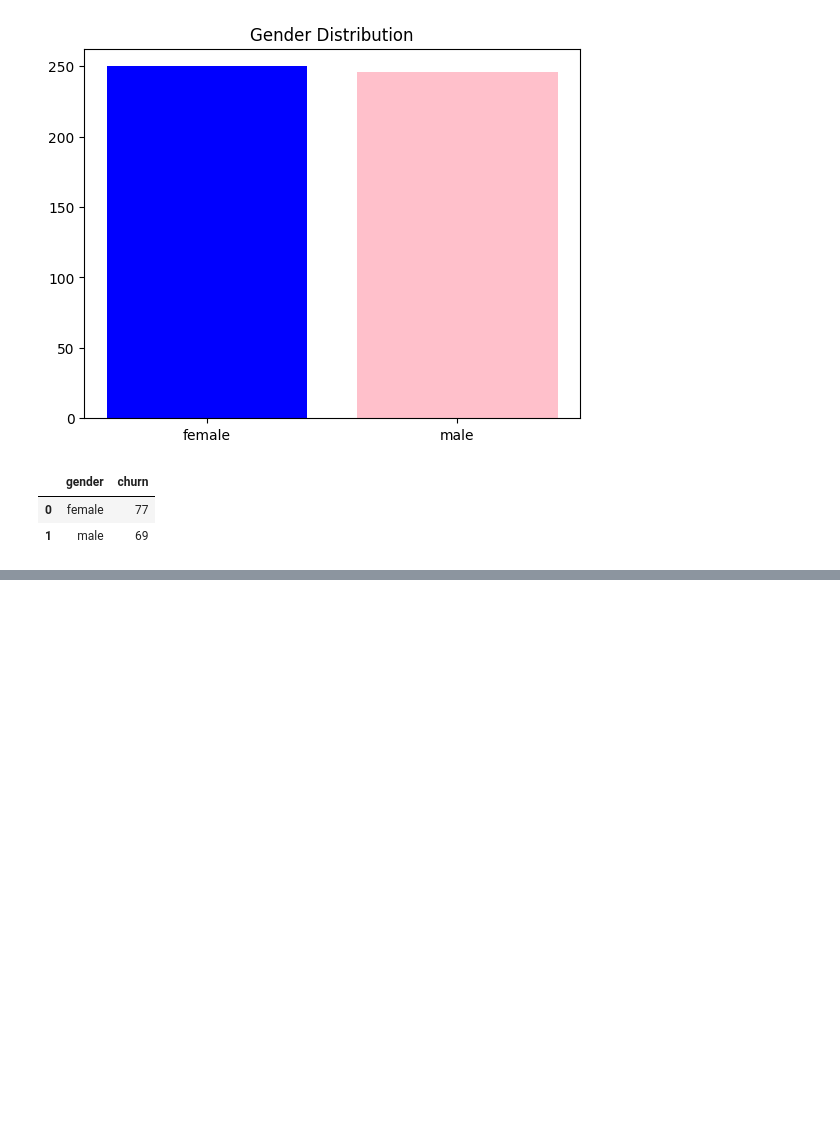
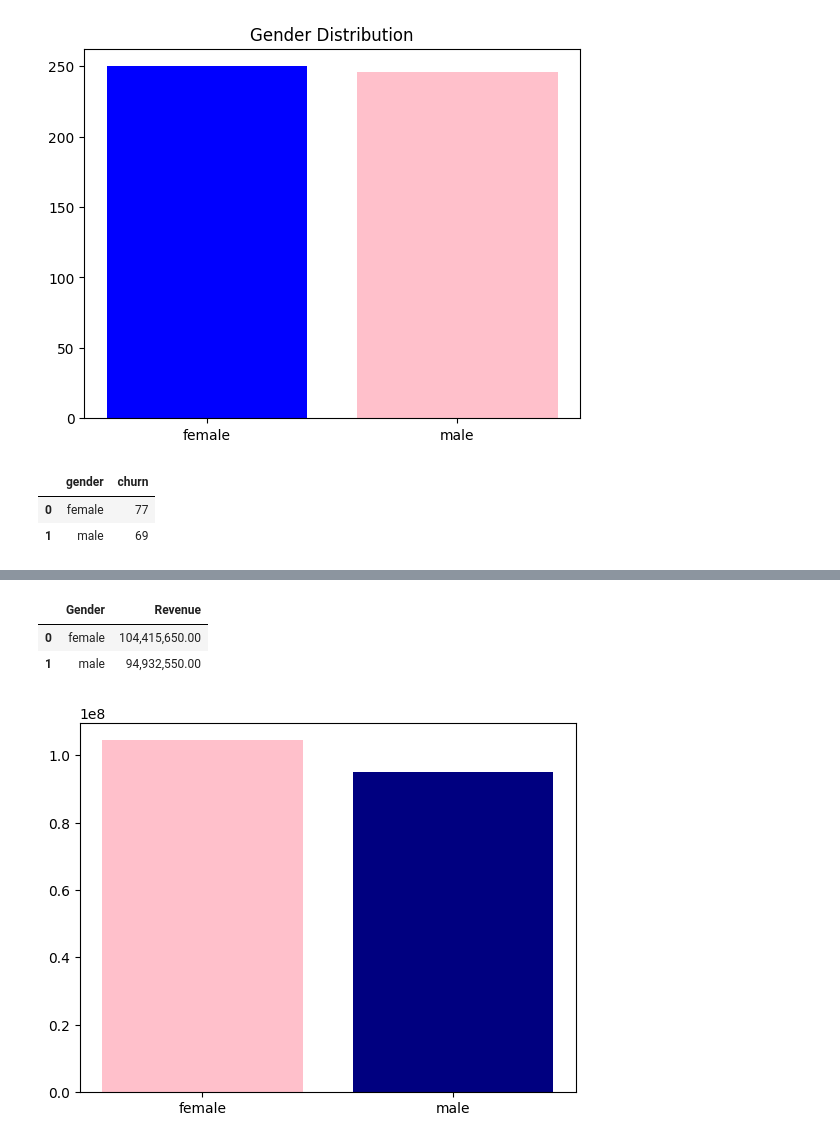
Before and after one commit to iamdrmeka/mtn_churn_new, a Jupyter notebook: mtn_churn.ipynb, the cells around one changed output, grey strips where cells are left out. Saved outputs shown, nothing was run; the diff lists cells and outputs as text; code cells hidden in the pictures; blank space fills up the shorter version.

```diff
--- a/mtn_churn.ipynb
+++ b/mtn_churn.ipynb
@@ -22,9 +14,0 @@ df.head(1)
-# %%
-#Replace space in column names with underscore
-# new_columns = []
-# for names in df.columns:
-#     new_col = names.replace(' ', '_')
-#     new_columns.append(new_col)
-# df.columns = new_columns
-
-df.columns = df.columns.str.replace(' ', '_')
@@ -113,0 +138,11 @@ df[df['customer_churn_status'] == 'yes']
+# %%
+revenue_gender = df.groupby('gender')['total_revenue'].sum().reset_index()
+plt.bar(revenue_gender['gender'], revenue_gender['total_revenue'], color=['pink', 'navy'])
+revenue_gender['total_revenue'] = revenue_gender['total_revenue'].apply(lambda x: f'{x:,.2f}')
+revenue_gender.columns = ['Gender', 'Revenue']
+revenue_gender
+# %% [output]
+|  | Gender | Revenue |
+| 0 | female | 104,415,650.00 |
+| 1 | male | 94,932,550.00 |
+[figure, added]
```
Also changed, not shown: parts of 37 cells of this notebook, 4 other files.
